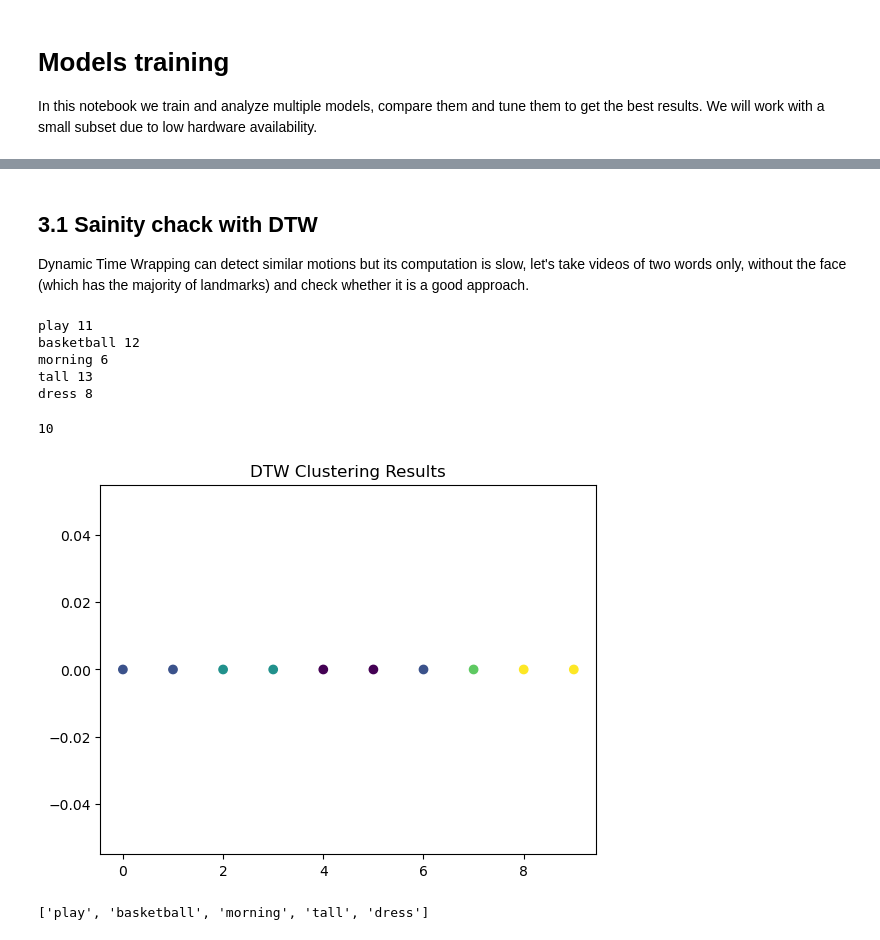
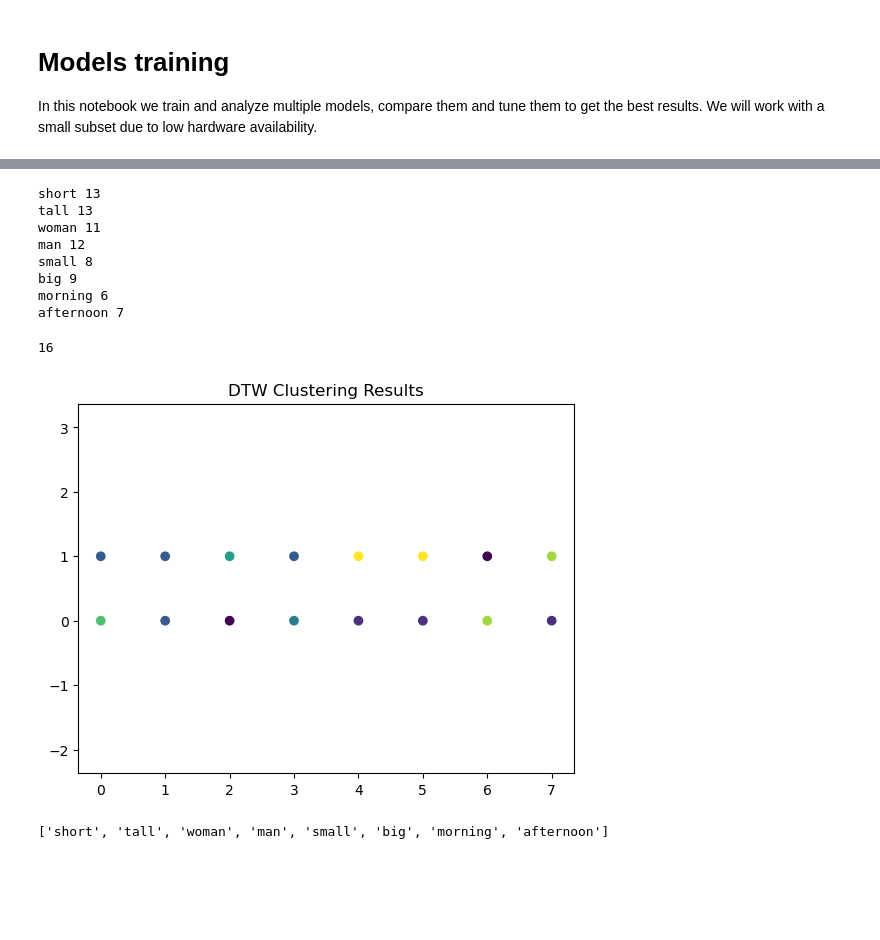
Before and after one commit to Oren93/sign_to_text, a Jupyter notebook: model_evaluation.ipynb, the cells around one changed output, grey strips where cells are left out. Saved outputs shown, nothing was run; the diff lists cells and outputs as text; code cells hidden in the pictures; blank space fills up the shorter version.

```diff
--- a/model_evaluation.ipynb
+++ b/model_evaluation.ipynb
@@ -211,8 +40,6 @@ weighted avg       0.65      0.54      0.55        50
-# %% [markdown]
-## 3.1 Sainity chack with DTW
-Dynamic Time Wrapping can detect similar motions but its computation is slow, let's take videos of two words only, without the face (which has the majority of landmarks) and check whether it is a good approach.
 # %%
 words = ["play","basketball","morning","tall","dress","beautiful"]
+words = ["short", "tall", "woman", "man","small", "big", "morning", "afternoon", ]
 for word in words:
     print(word, videos_per_word[word])
 
@@ -223,17 +50,18 @@ for word in words:
         dtw_landmarks[vid] = subset_landmarks[vid][::3,POSE+LH+RH,:] # Exclude augmented videos for now
 len(dtw_landmarks)
 # %% [output]
-play 11
-basketball 12
+short 13
+tall 13
+woman 11
+man 12
+small 8
+big 9
 morning 6
-tall 13
-dress 8
+afternoon 7
-10
+16
 # %%
-import numpy as np
-from fastdtw import fastdtw
-from sklearn.cluster import KMeans
-import matplotlib.pyplot as plt
+# Me: write me a python code to cluster mediapipe video landmarks using DTW
+# ChatGPT 3.5 answers:
 
 # Function to compute DTW distance between two sequences
 def dtw_distance(seq1, seq2):
@@ -243,33 +71,39 @@ def dtw_distance(seq1, seq2):
 # Function to perform clustering using DTW
 def dtw_cluster(video_landmarks, num_clusters):
     # Flatten the video landmarks into sequences
     sequences = [frame.flatten() for frame in video_landmarks]
 
     # Compute pairwise DTW distances
     num_frames = len(video_landmarks)
     distances = np.zeros((num_frames, num_frames))
     for i in range(num_frames):
         for j in range(i + 1, num_frames):
             distances[i, j] = dtw_distance(sequences[i], sequences[j])
             distances[j, i] = distances[i, j]
 
     # Perform KMeans clustering based on DTW distances
     kmeans = KMeans(n_clusters=num_clusters, random_state=42)
     labels = kmeans.fit_predict(distances)
 
     return labels
 
 # Example usage
 # Assuming 'video_landmarks' is a list of 2D arrays representing landmarks for each frame
 # You can adjust 'num_clusters' based on your requirements
 num_clusters = len(words)
 cluster_labels = dtw_cluster(dtw_landmarks.values(), num_clusters)
 
 # Visualize the clustering results
-plt.scatter(range(len(dtw_landmarks)), [0] * len(dtw_landmarks), c=cluster_labels, cmap='viridis')
+x = np.array([i for i in range(len(dtw_landmarks))])%int(len(dtw_landmarks)/2)
+y = [0] * int(len(dtw_landmarks)/2) + [1] * int(len(dtw_landmarks)/2)
+
+#plt.scatter(range(len(dtw_landmarks)), [0] * len(dtw_landmarks), c=cluster_labels, cmap='viridis')
+plt.scatter(x, y, c=cluster_labels, cmap='viridis')
 plt.title('DTW Clustering Results')
+plt.axis('equal')
+
 plt.show()
 print(words)
 # %% [output]
-[figure, old version]
+[figure, new version]
-['play', 'basketball', 'morning', 'tall', 'dress']
+['short', 'tall', 'woman', 'man', 'small', 'big', 'morning', 'afternoon']
```
Also changed, not shown: parts of 22 cells of this notebook.
